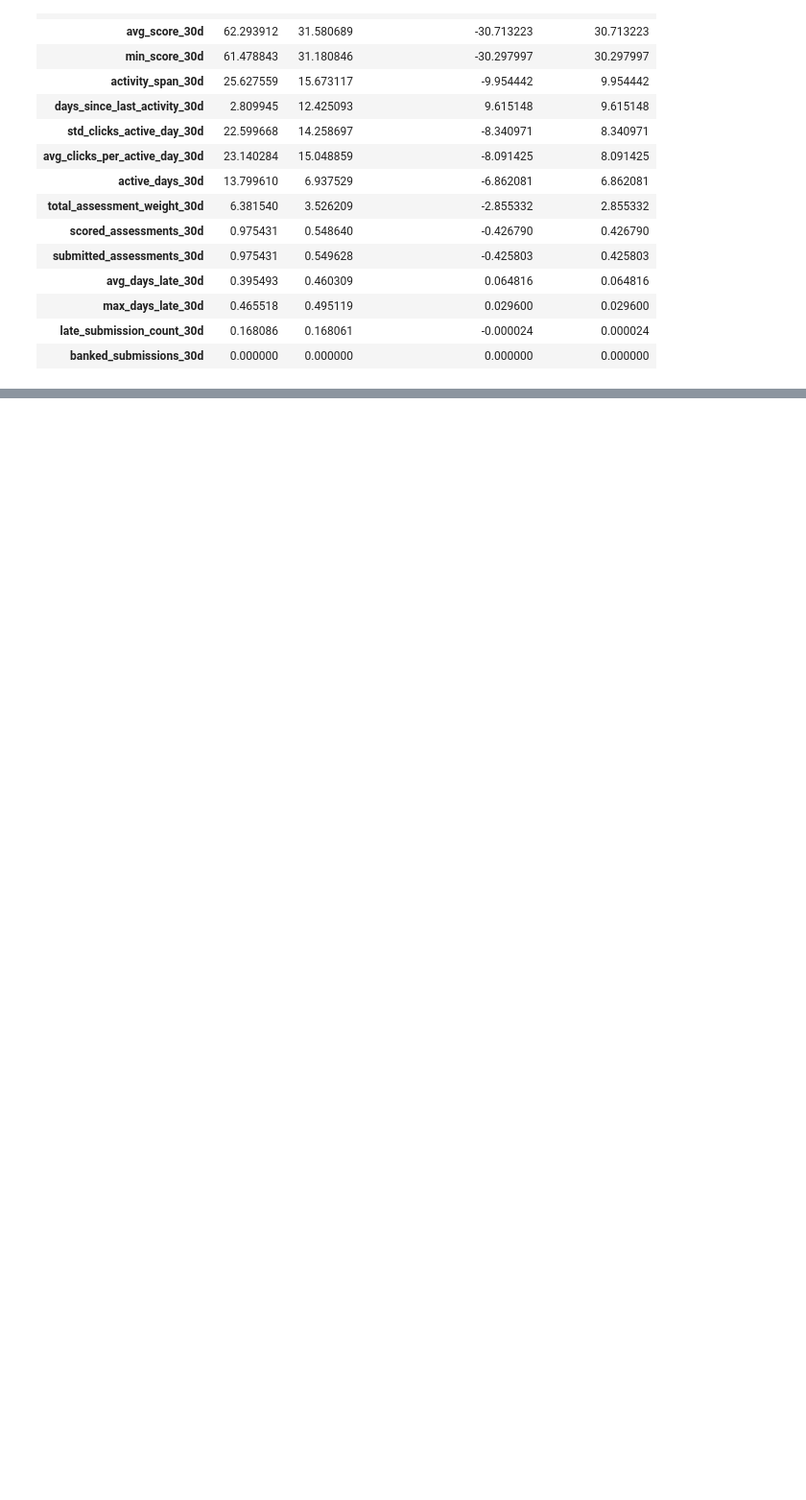
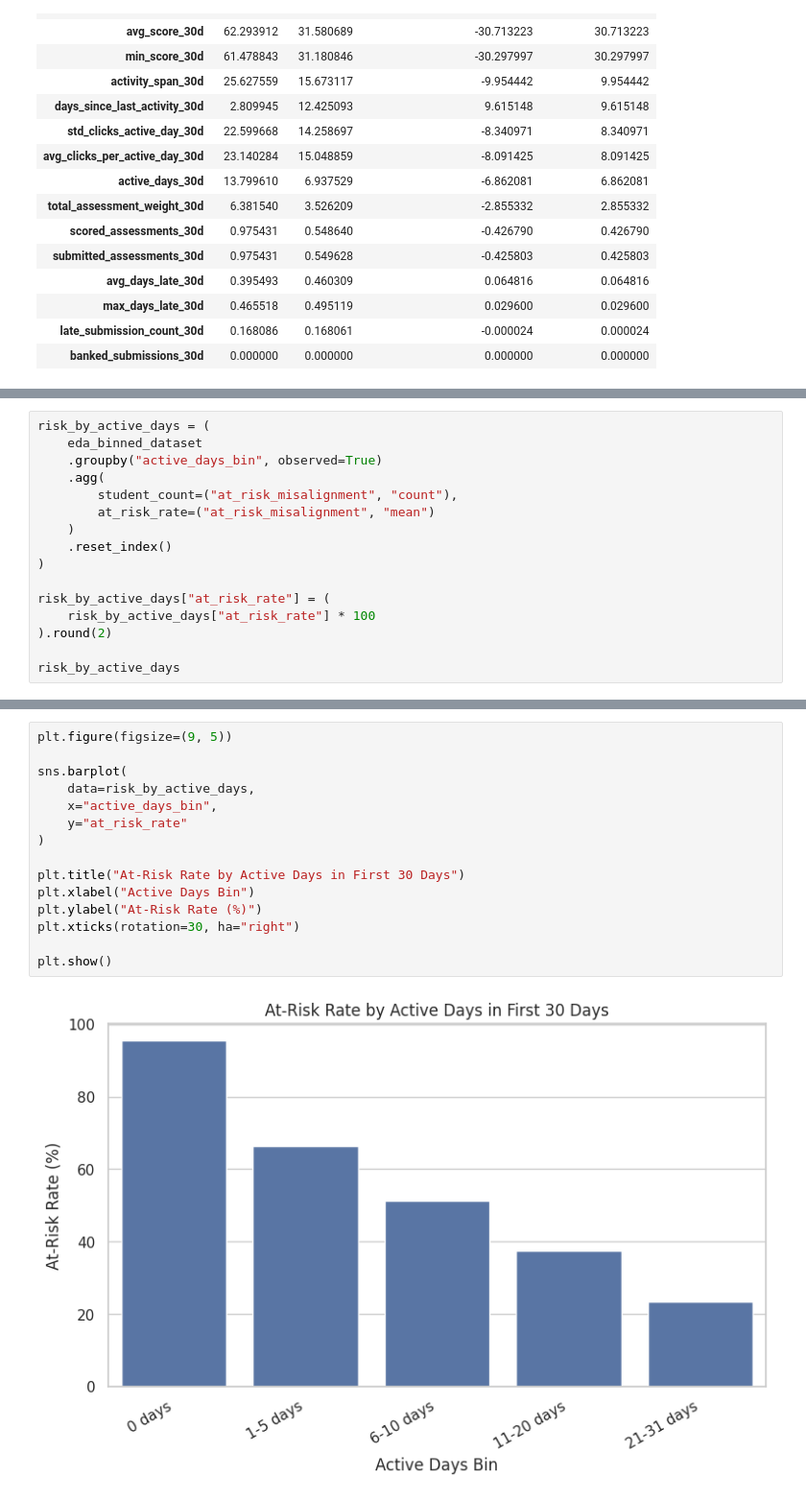
Before and after one commit to futabarentarou/potential-pathway-index, a Jupyter notebook: notebooks/03_exploratory_behavior_analysis.ipynb, the cells around one changed output, grey strips where cells are left out. Shown at 96% size. Drawn from its saved outputs; the diff is of its cells as text; blank space fills up the shorter version.

```diff
--- a/notebooks/03_exploratory_behavior_analysis.ipynb
+++ b/notebooks/03_exploratory_behavior_analysis.ipynb
@@ -294,0 +408,16 @@ behavior_mean_differences
+# %%
+risk_by_active_days = (
+    eda_binned_dataset
+    .groupby("active_days_bin", observed=True)
+    .agg(
+        student_count=("at_risk_misalignment", "count"),
+        at_risk_rate=("at_risk_misalignment", "mean")
+    )
+    .reset_index()
+)
+
+risk_by_active_days["at_risk_rate"] = (
+    risk_by_active_days["at_risk_rate"] * 100
+).round(2)
+
+risk_by_active_days
@@ -294,0 +431,17 @@ behavior_mean_differences
+# %%
+plt.figure(figsize=(9, 5))
+
+sns.barplot(
+    data=risk_by_active_days,
+    x="active_days_bin",
+    y="at_risk_rate"
+)
+
+plt.title("At-Risk Rate by Active Days in First 30 Days")
+plt.xlabel("Active Days Bin")
+plt.ylabel("At-Risk Rate (%)")
+plt.xticks(rotation=30, ha="right")
+
+plt.show()
+# %% [output]
+[figure, added]
```
Also changed, not shown: parts of 11 cells of this notebook.
